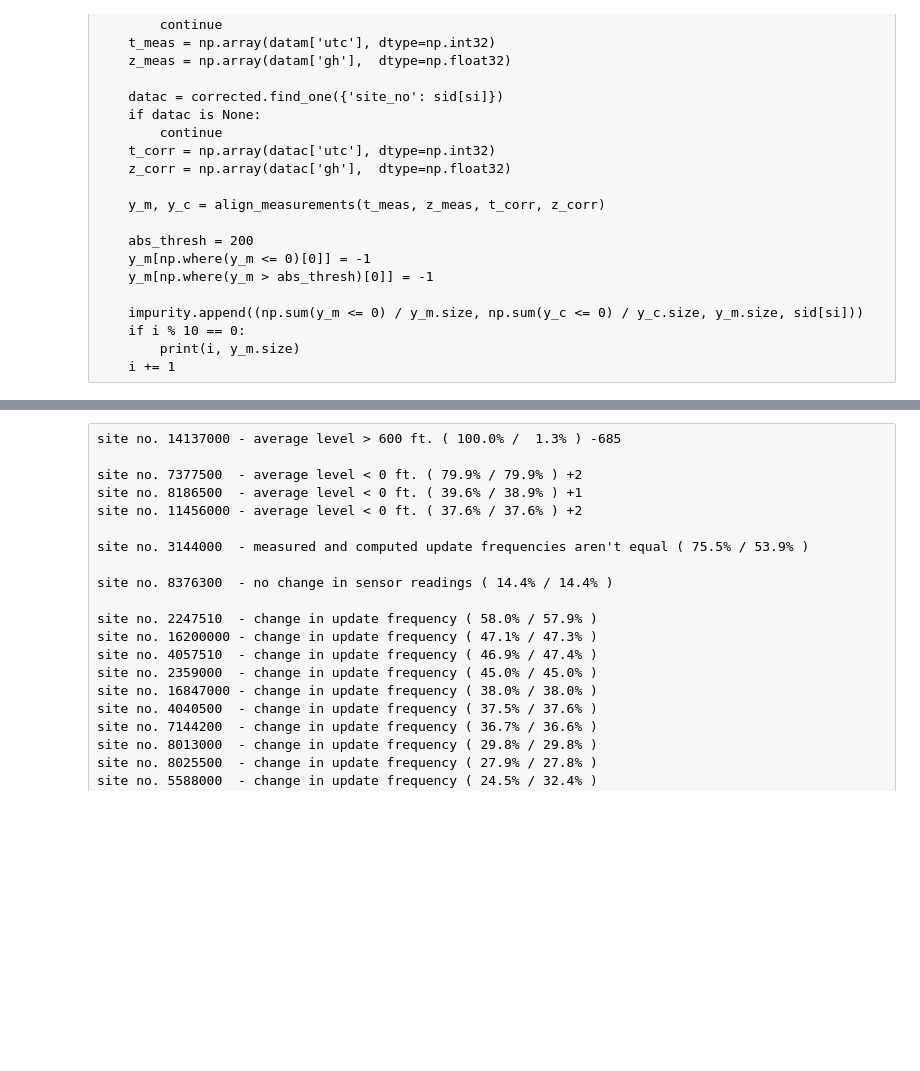
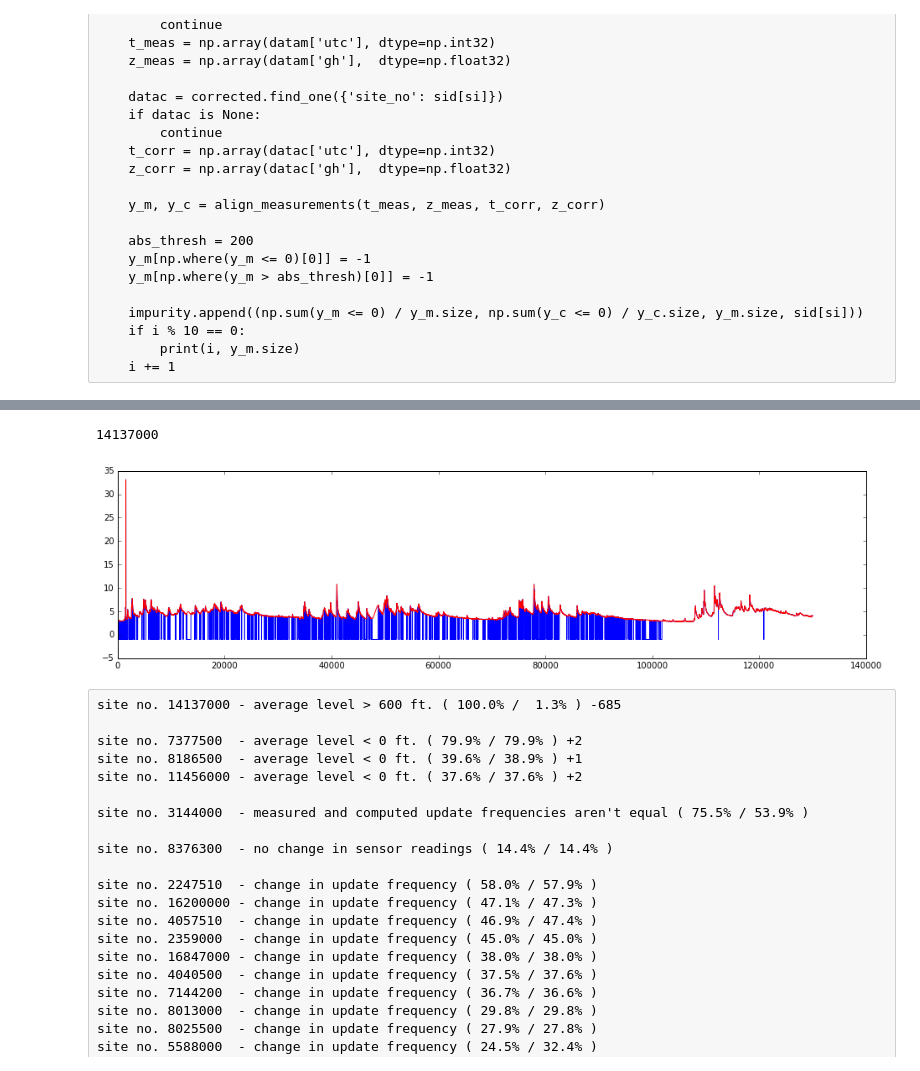
Before and after one commit to codeminders/water-data, a Jupyter notebook: preproc.ipynb, the cells around one changed output, grey strips where cells are left out. Saved outputs shown, nothing was run; the diff lists cells and outputs as text; code cells hidden in the pictures; blank space fills up the shorter version.

```diff
--- a/preproc.ipynb
+++ b/preproc.ipynb
@@ -321,3 +129,26 @@ plt.plot(x, 'b.-')
+# %%
+si = 14137000 # sorted(impurity)[-67]
+
+Tm, Zm, Tc, Zc = get_data(db, si)
+
+abs_thresh = np.median(Zm) + 15*np.subtract(*np.percentile(Zm, [90, 10]))
+Zm[Zm <= 0] = -1
+Zm[Zm > abs_thresh] = -1
+
+Ym, Yc = align_measurements(Tm, Zm, Tc, Zc)
+Qm = fill_gaps(Ym, 10000, 10)
+
+plt.figure(figsize = (16,4))
+plt.plot(Ym, 'b-')
+plt.plot(Qm, 'r-')
+#plt.plot(Yc, 'r-')
+#plt.ylim(4.2,5.0)
+#plt.xlim(12800,13000)
+
+print(si)
+# %% [output]
+14137000
+[figure, added]
 # %% [raw]
 site no. 14137000 - average level > 600 ft. ( 100.0% /  1.3% ) -685
 
```
Also changed, not shown: parts of 10 cells of this notebook, 1 other file.
